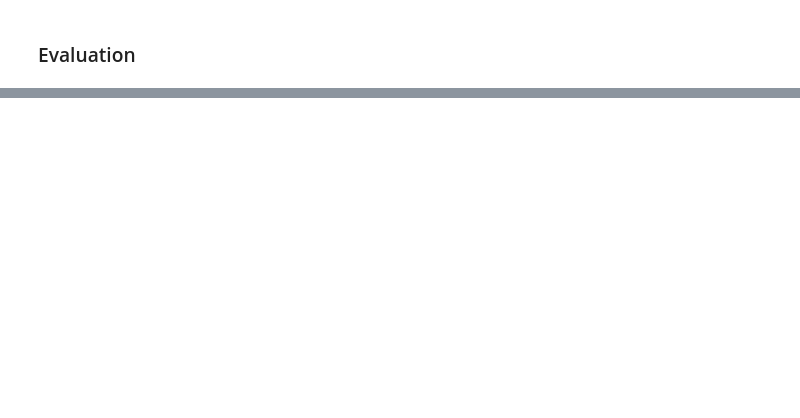
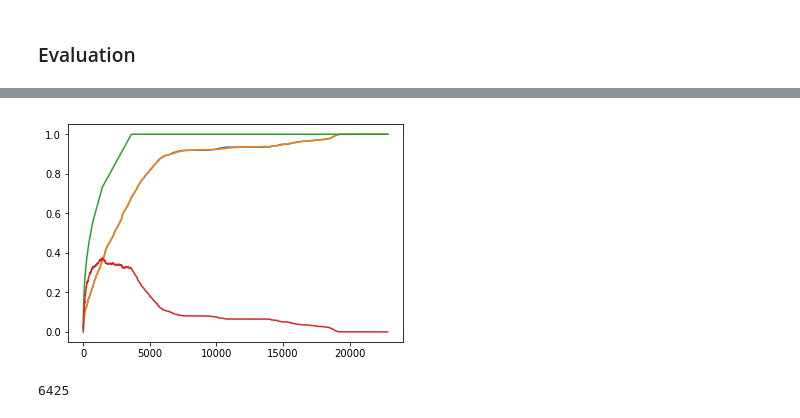
Before and after one commit to kstrauch94/Crime-Prediction-with-Tweets, a Jupyter notebook: pipeline/Pipeline.ipynb, the cells around one changed output, grey strips where cells are left out. Cells and saved outputs as stored; diff of their text form; code cells hidden in the pictures; blank space fills up the shorter version.

```diff
--- a/pipeline/Pipeline.ipynb
+++ b/pipeline/Pipeline.ipynb
@@ -365,0 +315,31 @@ lda.get_params()
+# %%
+crime_counts = crimes_indexes.groupby(['latitude_index', 'longitude_index']).size()
+crime_freqs = crime_counts / crime_counts.sum()
+# %%
+graph = np.zeros(len(threat_by_KDE))
+for cell_index, threat_cell_indices in enumerate(threat_by_KDE.index):
+    cell_crime_freq= crime_freqs.get(threat_cell_indices, 0)
+    graph[cell_index] = cell_crime_freq
+# %%
+graph2 = np.zeros(len(threat_by_KDE))
+for cell_index, threat_cell_indices in enumerate(threat_by_logreg.index):
+    cell_crime_freq= crime_freqs.get(threat_cell_indices, 0)
+    graph2[cell_index] = cell_crime_freq
+# %%
+graph3 = np.zeros(len(threat_by_KDE))
+for cell_index, threat_cell_indices in enumerate(crime_counts.sort_values(ascending=False).index):
+    cell_crime_freq= crime_freqs.get(threat_cell_indices, 0)
+    graph3[cell_index] = cell_crime_freq
+# %%
+plt.figure()
+plt.plot(graph.cumsum())
+plt.plot(graph2.cumsum())
+plt.plot(graph3.cumsum())
+plt.plot(graph3.cumsum()-graph.cumsum())
+plt.legend()
+# %% [output]
+[figure, added]
+# %%
+threat_by_KDE.index.get_loc(ind).start
+# %% [output]
+6425
```
Also changed, not shown: parts of 88 cells of this notebook.
